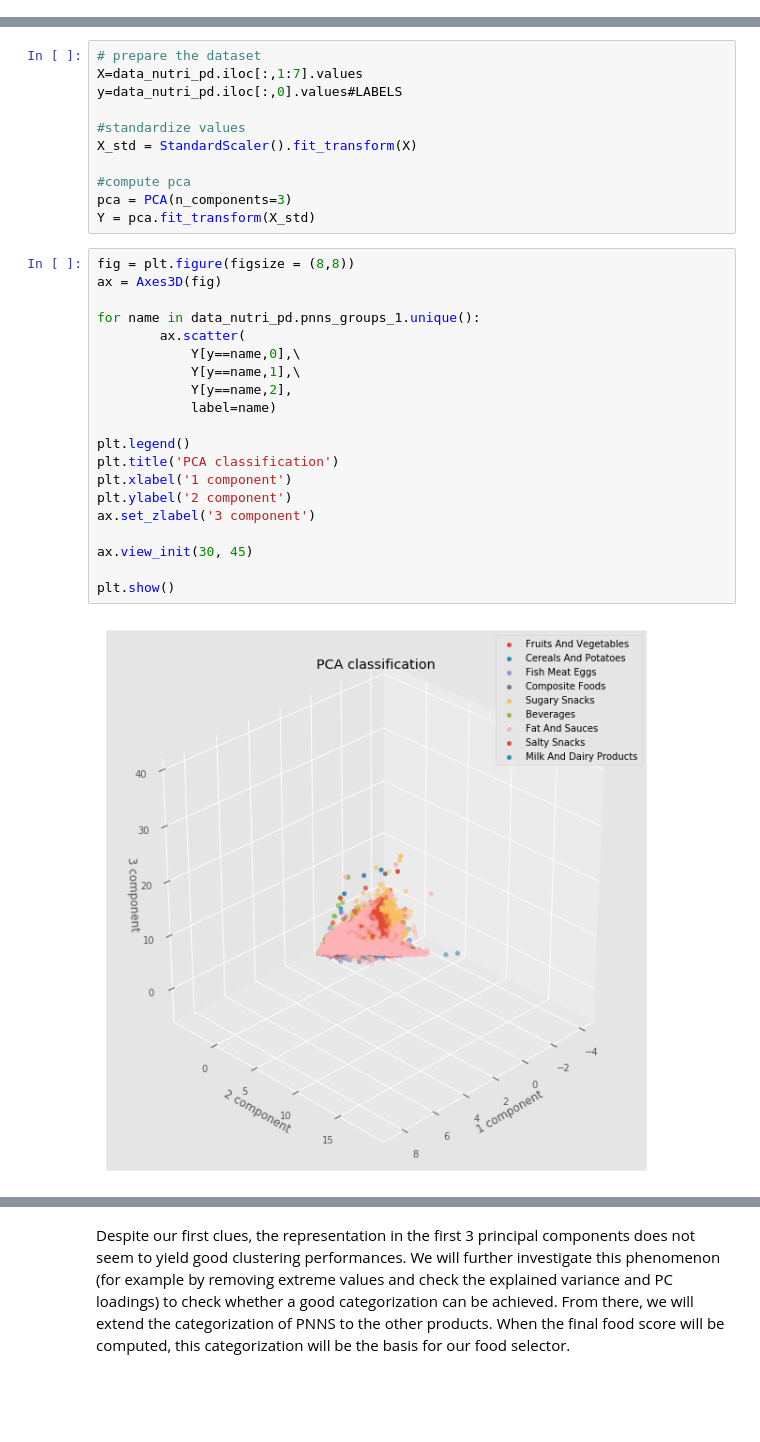
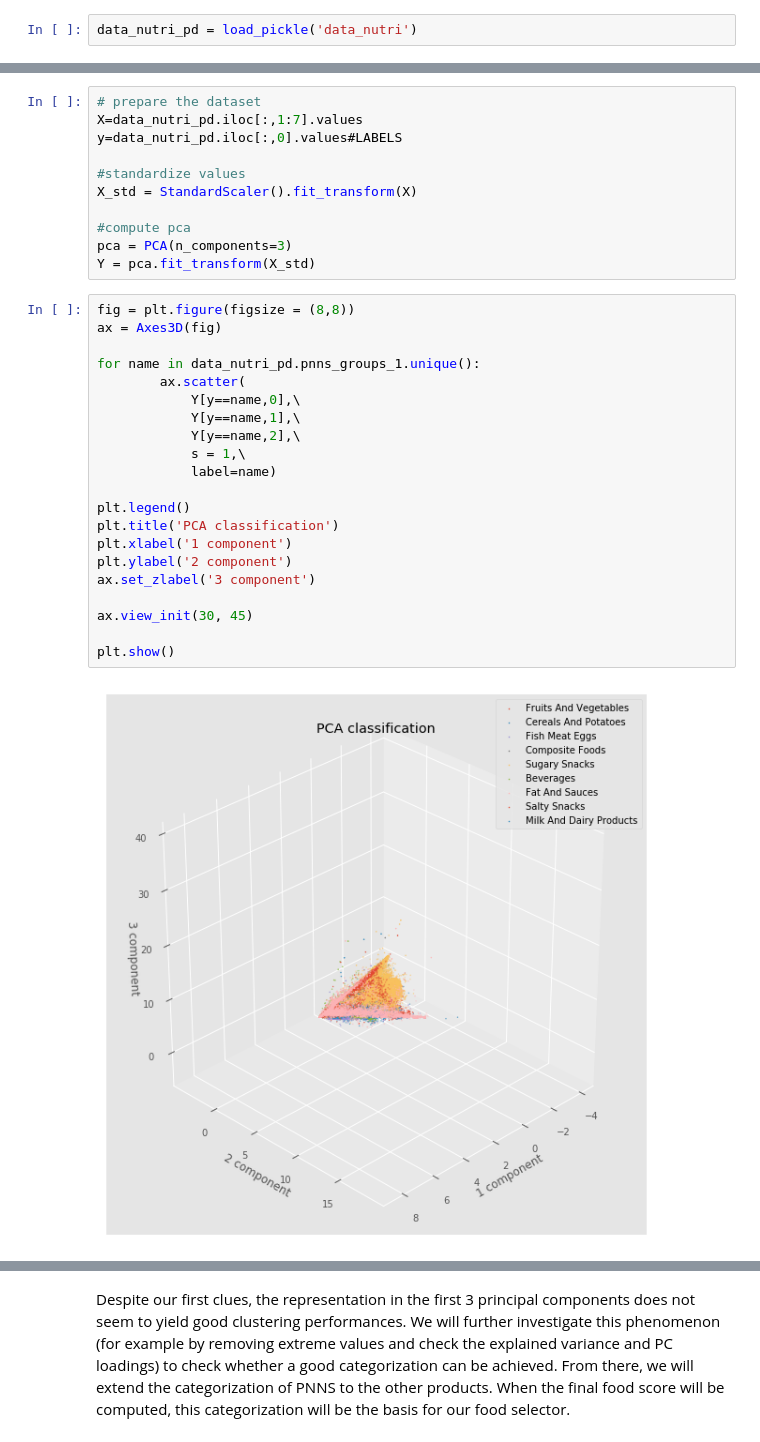
Before and after one commit to mikelassi/Project, a Jupyter notebook: Project.ipynb, the cells around one changed output, grey strips where cells are left out. Saved outputs shown, nothing was run; the diff lists cells and outputs as text; blank space fills up the shorter version.

```diff
--- a/Project.ipynb
+++ b/Project.ipynb
@@ -275,3 +281,5 @@ data_nutri_pd = filterData(data_nutri_pd,5000,100).dropna()
+# %%
+data_nutri_pd = load_pickle('data_nutri')
 # %% [markdown]
 We plot again the correlation heatmap, without outliers. We do it directly divided in categories
 # %%
@@ -329,22 +337,23 @@ Y = pca.fit_transform(X_std)
 # %%
 fig = plt.figure(figsize = (8,8))
 ax = Axes3D(fig)
 
 for name in data_nutri_pd.pnns_groups_1.unique():
         ax.scatter(
             Y[y==name,0],\
             Y[y==name,1],\
-            Y[y==name,2],
+            Y[y==name,2],\
+            s = 1,\
             label=name)
 
 plt.legend()
 plt.title('PCA classification')
 plt.xlabel('1 component')
 plt.ylabel('2 component')
 ax.set_zlabel('3 component')
 
 ax.view_init(30, 45)
 
 plt.show()
 # %% [output]
-[figure, old version]
+[figure, new version]
```
Also changed, not shown: parts of 9 cells of this notebook, 1 other file.
